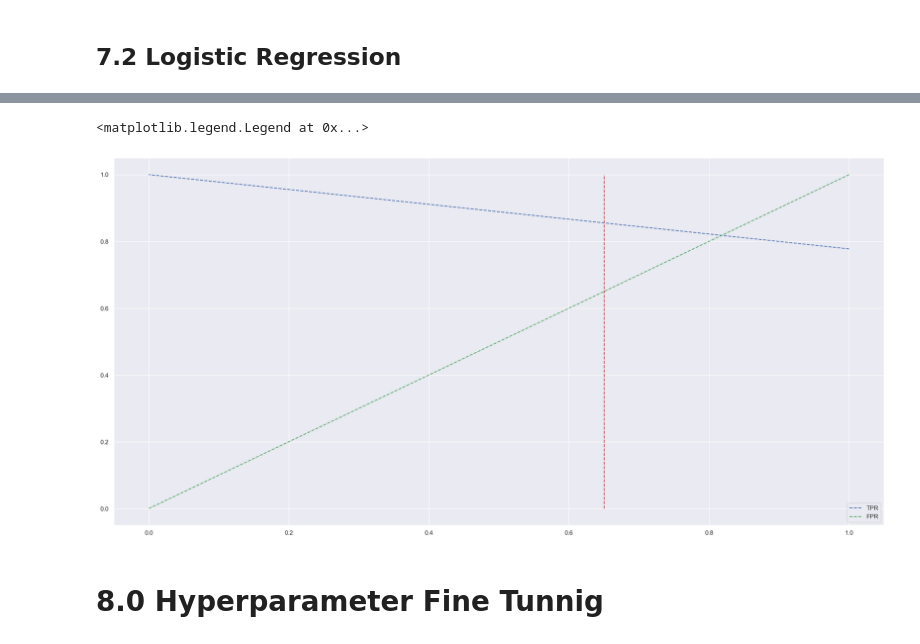
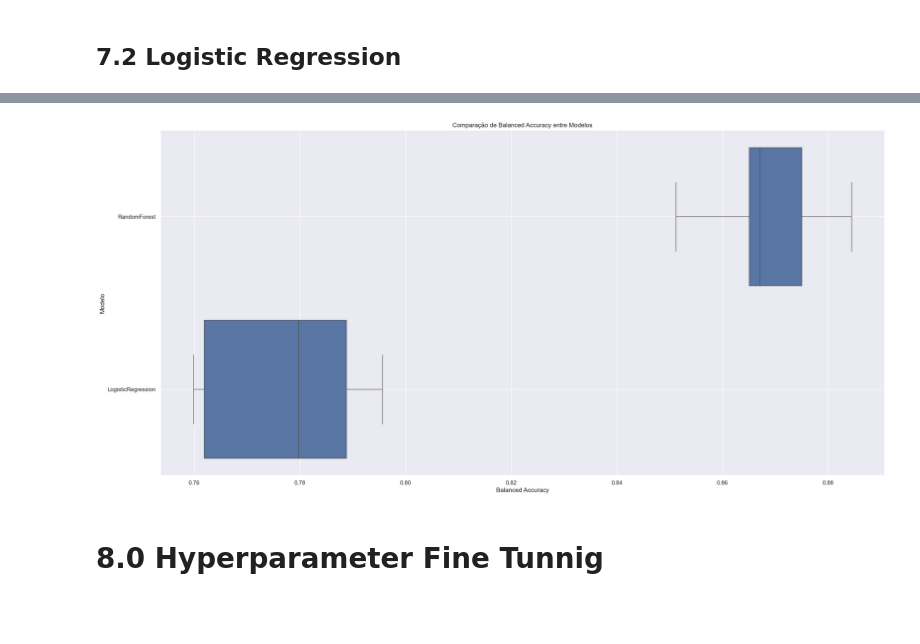
Before and after one commit to IanAndMendesDS/ds_fraud, a Jupyter notebook: notebooks/c1_ds_fraud.ipynb, the cells around one changed output, grey strips where cells are left out. Cells and saved outputs as stored; diff of their text form; code cells hidden in the pictures; blank space fills up the shorter version.

```diff
--- a/notebooks/c1_ds_fraud.ipynb
+++ b/notebooks/c1_ds_fraud.ipynb
@@ -612,11 +686,21 @@ Text(0, 0.5, 'True Positive Rate')
 # %%
-plt.plot (threshold, tpr, 'b--', label='TPR')
-plt.plot (threshold, 1-fpr, 'g--', label='FPR')
-plt.vlines( 0.65, 0, 1, color='r', linestyles='--')
-plt.legend()
+# plt.plot (threshold, tpr, 'b--', label='TPR')
+# plt.plot (threshold, 1-fpr, 'g--', label='FPR')
+# plt.vlines( 0.65, 0, 1, color='r', linestyles='--')
+# plt.legend()
-# %% [output]
-<matplotlib.legend.Legend at 0x...>
-[figure, removed]
+# %%
+df_resultados = pd.DataFrame({
+    'Modelo': ['RandomForest'] * len(scores['test_score']) + ['LogisticRegression'] * len(scores_logistic['test_score']),
+    'Test Score': list(scores['test_score']) + list(scores_logistic['test_score'])
+})
+# %%
+sns.boxplot(x='Test Score', y='Modelo', data=df_resultados)
+plt.title('Comparação de Balanced Accuracy entre Modelos')
+plt.xlabel('Balanced Accuracy')
+plt.grid(True)
+plt.show()
+# %% [output]
+[figure, added]
 # %% [markdown]
 # 8.0 Hyperparameter Fine Tunnig
 # %% [markdown]
```
Also changed, not shown: parts of 40 cells of this notebook.
